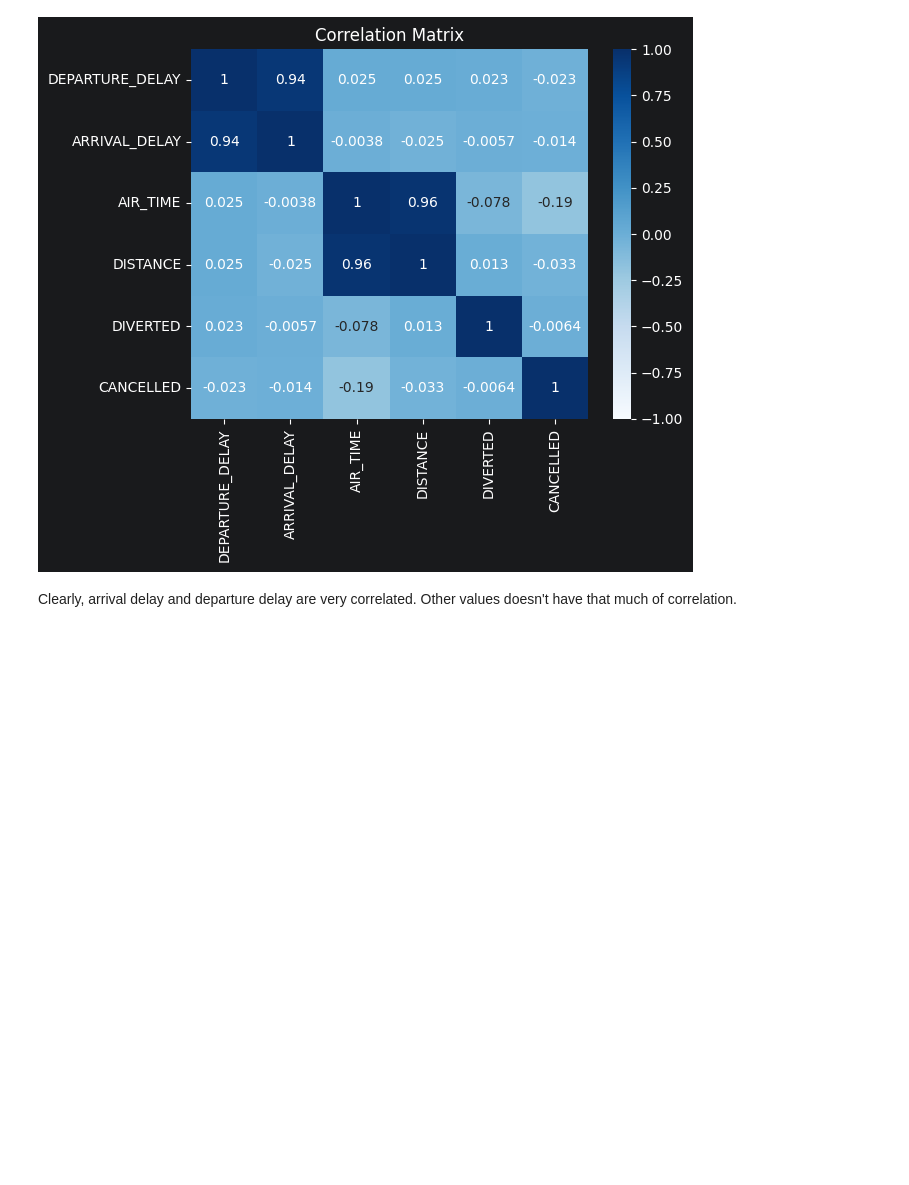
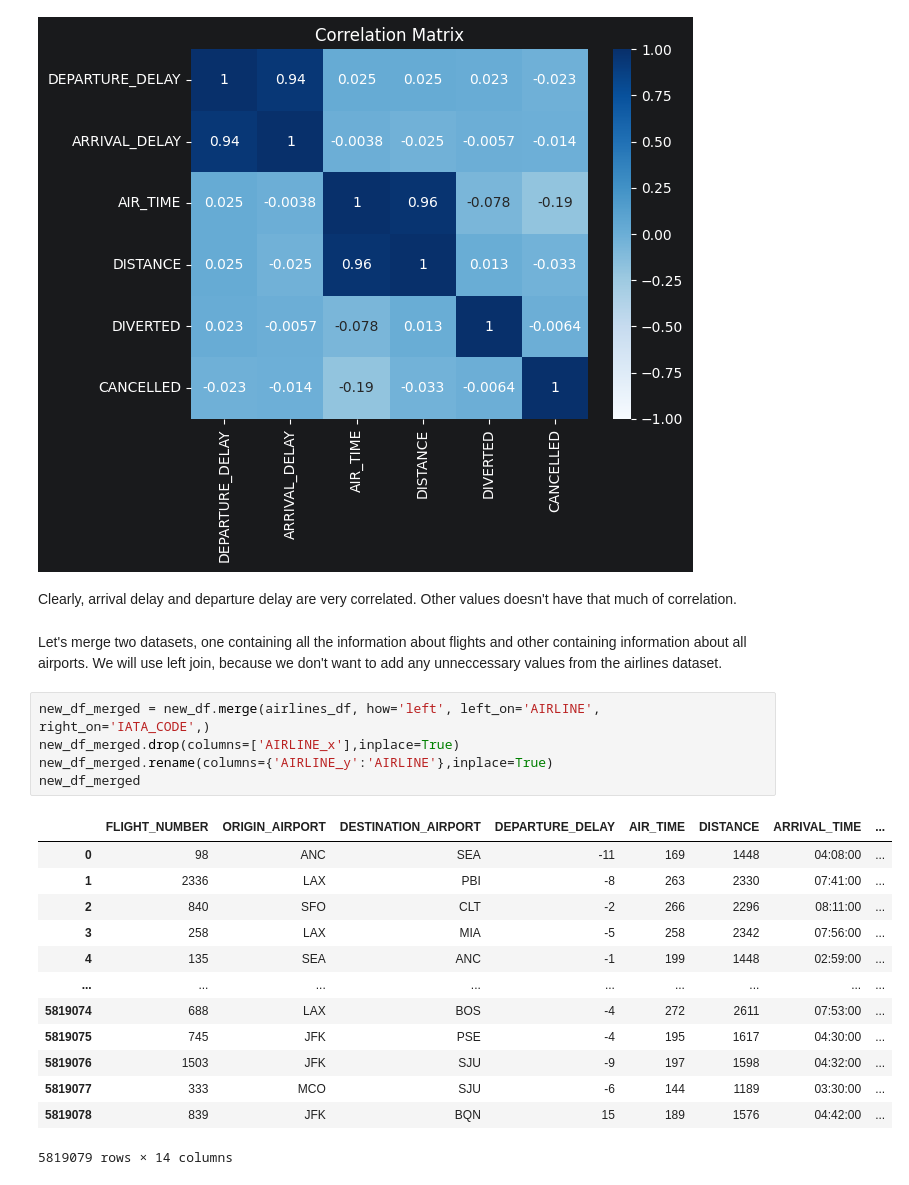
Before and after one commit to ZelentsovTymofii/USA_Flights_EDA, a Jupyter notebook: datetime_and_cleaning.ipynb, the cells around one changed output. Cells and saved outputs as stored; diff of their text form; blank space fills up the shorter version.

```diff
--- a/datetime_and_cleaning.ipynb
+++ b/datetime_and_cleaning.ipynb
@@ -411,3 +398,24 @@ plt.show()
 [figure]
 # %% [markdown]
 Clearly, arrival delay and departure delay are very correlated. Other values doesn't have that much of correlation.
+# %% [markdown]
+Let's merge two datasets, one containing all the information about flights and other containing information about all airports. We will use left join, because we don't want to add any unneccessary values from the airlines dataset.
+# %%
+new_df_merged = new_df.merge(airlines_df, how='left', left_on='AIRLINE', right_on='IATA_CODE',)
+new_df_merged.drop(columns=['AIRLINE_x'],inplace=True)
+new_df_merged.rename(columns={'AIRLINE_y':'AIRLINE'},inplace=True)
+new_df_merged
+# %% [output]
+|  | FLIGHT_NUMBER | ORIGIN_AIRPORT | DESTINATION_AIRPORT | DEPARTURE_DELAY | AIR_TIME | DISTANCE | ARRIVAL_TIME | ... |
+| 0 | 98 | ANC | SEA | -11 | 169 | 1448 | 04:08:00 | ... |
+| 1 | 2336 | LAX | PBI | -8 | 263 | 2330 | 07:41:00 | ... |
+| 2 | 840 | SFO | CLT | -2 | 266 | 2296 | 08:11:00 | ... |
+| 3 | 258 | LAX | MIA | -5 | 258 | 2342 | 07:56:00 | ... |
+| 4 | 135 | SEA | ANC | -1 | 199 | 1448 | 02:59:00 | ... |
+| ... | ... | ... | ... | ... | ... | ... | ... | ... |
+| 5819074 | 688 | LAX | BOS | -4 | 272 | 2611 | 07:53:00 | ... |
+| 5819075 | 745 | JFK | PSE | -4 | 195 | 1617 | 04:30:00 | ... |
+| 5819076 | 1503 | JFK | SJU | -9 | 197 | 1598 | 04:32:00 | ... |
+| 5819077 | 333 | MCO | SJU | -6 | 144 | 1189 | 03:30:00 | ... |
+| 5819078 | 839 | JFK | BQN | 15 | 189 | 1576 | 04:42:00 | ... |
+5819079 rows × 14 columns
```
Also changed, not shown: parts of 10 cells of this notebook.
